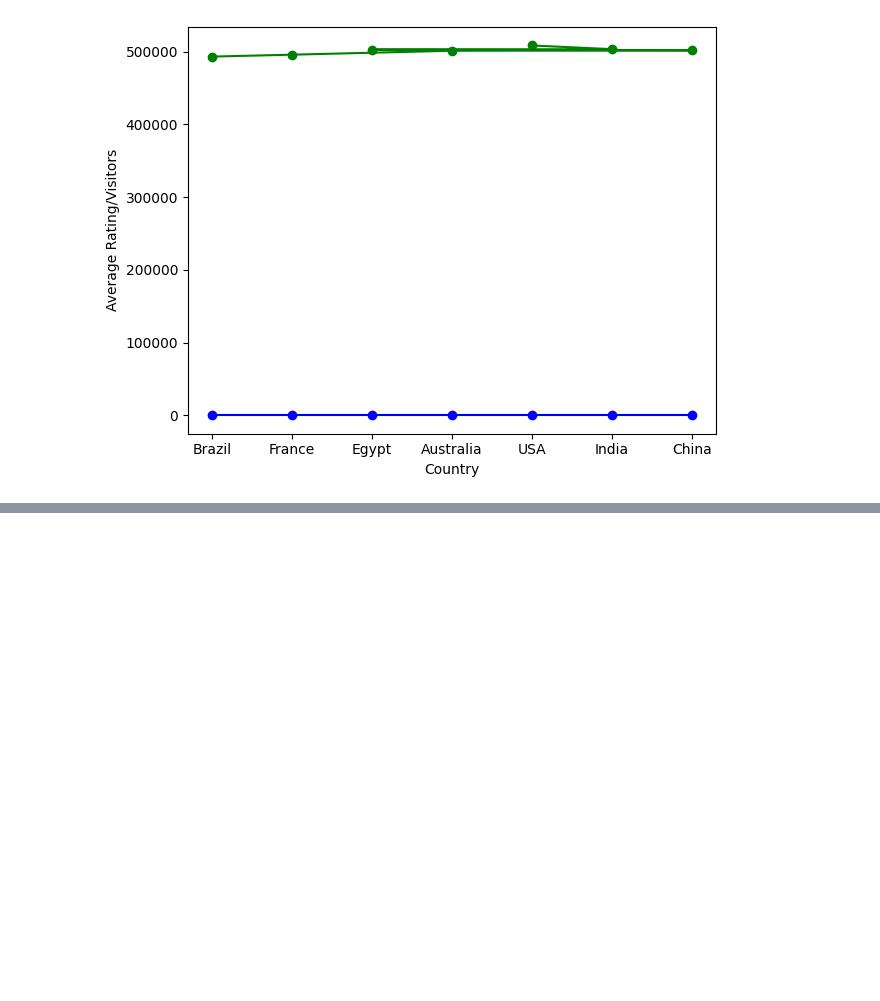
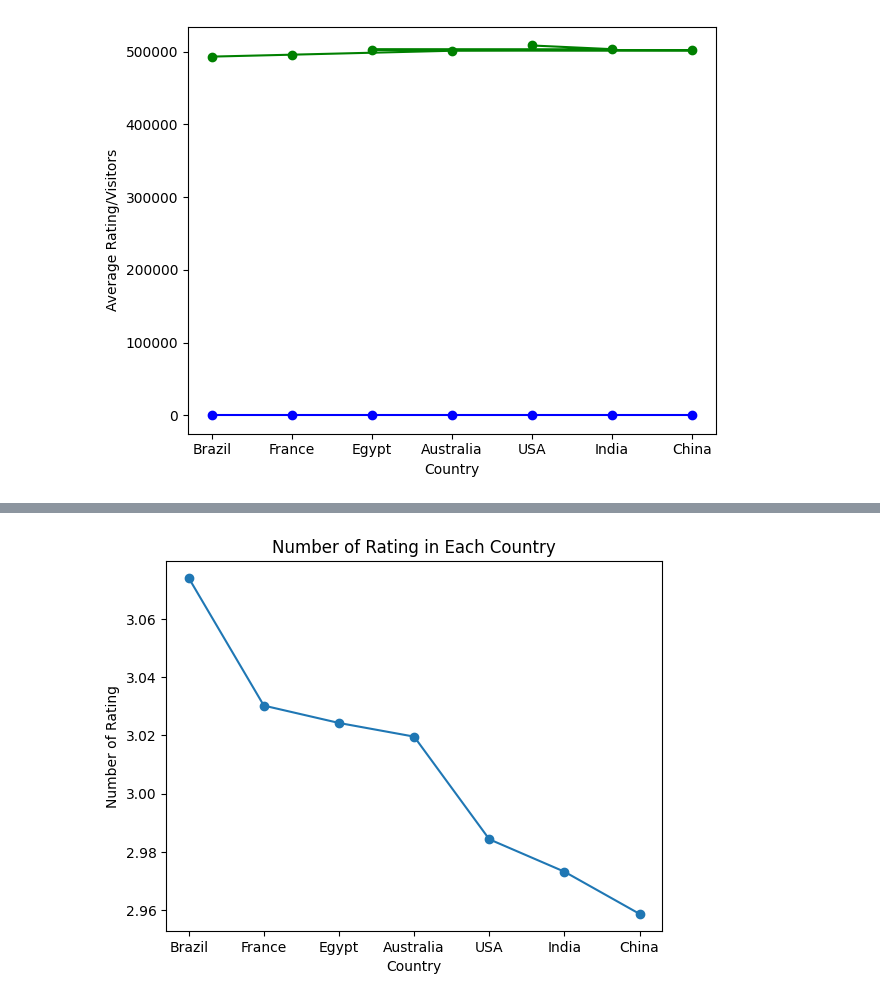
Before and after one commit to Mirai-Kuma/DSProject, a Jupyter notebook: JA_ProjectTourism.ipynb, the cells around one changed output, grey strips where cells are left out. Cells and saved outputs as stored; diff of their text form; code cells hidden in the pictures; blank space fills up the shorter version.

```diff
--- a/JA_ProjectTourism.ipynb
+++ b/JA_ProjectTourism.ipynb
@@ -160,0 +184,10 @@ plt.show()
+# %%
+# Number of Rating in Each Country
+data = tour.groupby('Country')[['Rating']].mean().sort_values(by='Rating', ascending=False)
+plt.plot(data.index, data['Rating'], marker='o')
+plt.xlabel('Country')
+plt.ylabel('Number of Rating')
+plt.title('Number of Rating in Each Country')
+plt.show()
+# %% [output]
+[figure, added]
```
Also changed, not shown: parts of 7 cells of this notebook.
